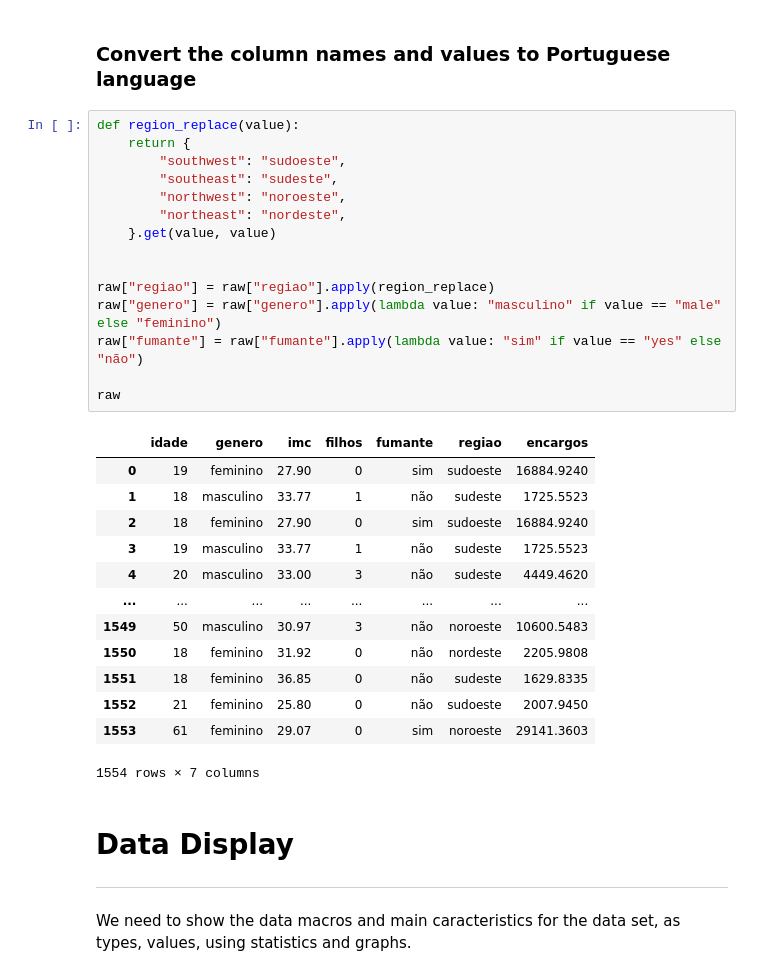
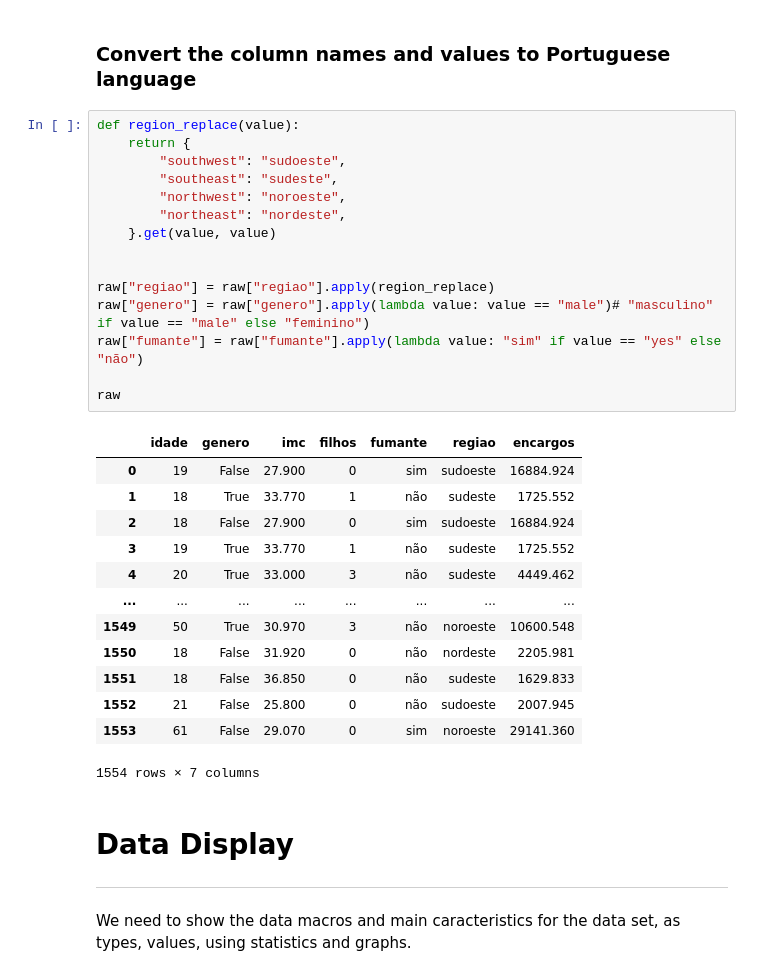
Before and after one commit to carlos-rian/fiap-pos-tech, a Jupyter notebook: tech-challenge.ipynb, the cells around one changed output. Cells and saved outputs as stored; diff of their text form.

```diff
--- a/tech-challenge.ipynb
+++ b/tech-challenge.ipynb
@@ -37,31 +37,31 @@ raw.rename(
 # %%
 def region_replace(value):
     return {
         "southwest": "sudoeste",
         "southeast": "sudeste",
         "northwest": "noroeste",
         "northeast": "nordeste",
     }.get(value, value)
 
 
 raw["regiao"] = raw["regiao"].apply(region_replace)
-raw["genero"] = raw["genero"].apply(lambda value: "masculino" if value == "male" else "feminino")
+raw["genero"] = raw["genero"].apply(lambda value: value == "male")# "masculino" if value == "male" else "feminino")
 raw["fumante"] = raw["fumante"].apply(lambda value: "sim" if value == "yes" else "não")
 
 raw
 # %% [output]
 |  | idade | genero | imc | filhos | fumante | regiao | encargos |
-| 0 | 19 | feminino | 27.90 | 0 | sim | sudoeste | 16884.9240 |
-| 1 | 18 | masculino | 33.77 | 1 | não | sudeste | 1725.5523 |
-| 2 | 18 | feminino | 27.90 | 0 | sim | sudoeste | 16884.9240 |
-| 3 | 19 | masculino | 33.77 | 1 | não | sudeste | 1725.5523 |
-| 4 | 20 | masculino | 33.00 | 3 | não | sudeste | 4449.4620 |
+| 0 | 19 | False | 27.900 | 0 | sim | sudoeste | 16884.924 |
+| 1 | 18 | True | 33.770 | 1 | não | sudeste | 1725.552 |
+| 2 | 18 | False | 27.900 | 0 | sim | sudoeste | 16884.924 |
+| 3 | 19 | True | 33.770 | 1 | não | sudeste | 1725.552 |
+| 4 | 20 | True | 33.000 | 3 | não | sudeste | 4449.462 |
 | ... | ... | ... | ... | ... | ... | ... | ... |
-| 1549 | 50 | masculino | 30.97 | 3 | não | noroeste | 10600.5483 |
-| 1550 | 18 | feminino | 31.92 | 0 | não | nordeste | 2205.9808 |
-| 1551 | 18 | feminino | 36.85 | 0 | não | sudeste | 1629.8335 |
-| 1552 | 21 | feminino | 25.80 | 0 | não | sudoeste | 2007.9450 |
-| 1553 | 61 | feminino | 29.07 | 0 | sim | noroeste | 29141.3603 |
+| 1549 | 50 | True | 30.970 | 3 | não | noroeste | 10600.548 |
+| 1550 | 18 | False | 31.920 | 0 | não | nordeste | 2205.981 |
+| 1551 | 18 | False | 36.850 | 0 | não | sudeste | 1629.833 |
+| 1552 | 21 | False | 25.800 | 0 | não | sudoeste | 2007.945 |
+| 1553 | 61 | False | 29.070 | 0 | sim | noroeste | 29141.360 |
 1554 rows × 7 columns
 # %% [markdown]
 # **Data Display**
```
Also changed, not shown: parts of 7 cells of this notebook.
